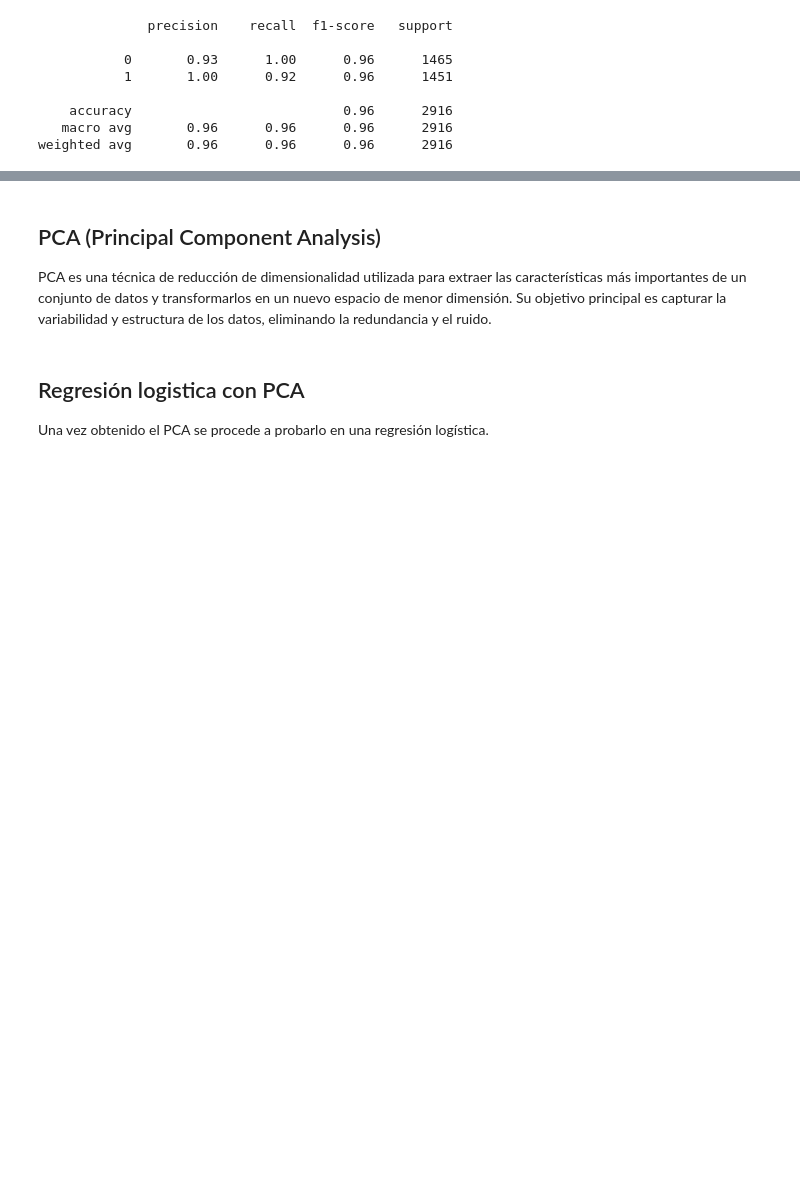
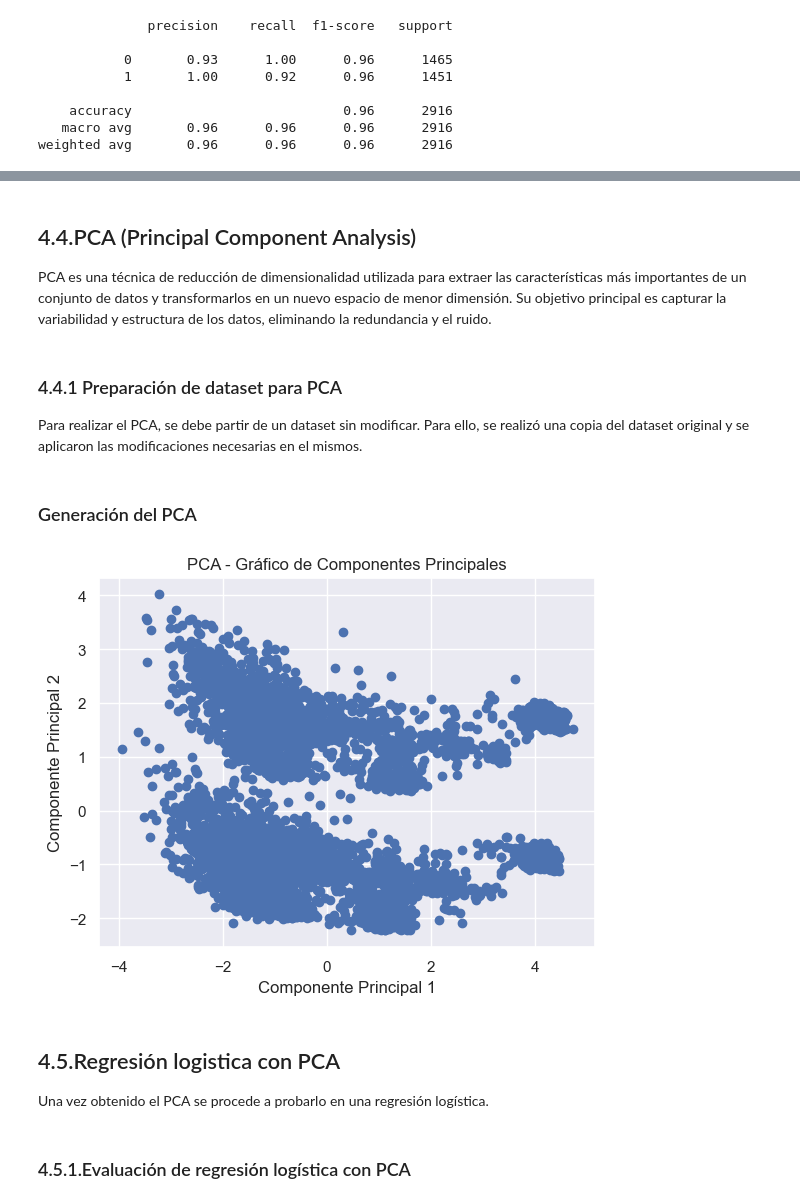
Before and after one commit to patricioneri/Stroke_analysis, a Jupyter notebook: Proyecto_Final Garcia.ipynb, the cells around one changed output, grey strips where cells are left out. Cells and saved outputs as stored; diff of their text form; code cells hidden in the pictures; blank space fills up the shorter version.

```diff
--- a/Proyecto_Final Garcia.ipynb
+++ b/Proyecto_Final Garcia.ipynb
@@ -598,28 +633,53 @@ g.set_yticklabels(['ACV-', 'ACV+'])
 # %% [markdown]
-## PCA (Principal Component Analysis)
+## 4.4.PCA (Principal Component Analysis)
 
 PCA  es una técnica de reducción de dimensionalidad utilizada para extraer las características más importantes de un conjunto de datos y transformarlos en un nuevo espacio de menor dimensión. Su objetivo principal es capturar la variabilidad y estructura de los datos, eliminando la redundancia y el ruido.
+# %% [markdown]
+### 4.4.1 Preparación de dataset para PCA
+
+Para realizar el PCA, se debe partir de un dataset sin modificar. Para ello, se realizó una copia del dataset original y se aplicaron las modificaciones necesarias en el mismos.
+# %%
+#Copio el df original
+df_stroke_PCA = raw_df_stroke.copy()
+
+#Relleno los n/a
+df_stroke_PCA.fillna(df_stroke_PCA['bmi'].mean(), inplace=True)
+
+#Transformo variables categóricas a numericas
+df_stroke_PCA = pd.get_dummies(df_stroke_PCA, columns=['smoking_status', 'ever_married', 'work_type', 'Residence_type', 'gender'])
+
+#Defino X e y
+X = df_stroke_PCA.drop(columns='stroke')
+y = df_stroke_PCA['stroke']
+
+# Balanceo el dataset
+smote = SMOTE(random_state=2)
+X_resampled_PCA, y_resampled_PCA = smote.fit_resample(X, y)
+# %% [markdown]
+### Generación del PCA
 # %%
 from sklearn.decomposition import PCA
 from sklearn.preprocessing import StandardScaler
 
 # Estandarizo los datos (no cambia el PCA pero es buena practica)
 scaler = StandardScaler()
-df_stroke_std = scaler.fit_transform(df_stroke)
+df_stroke_std = scaler.fit_transform(df_stroke_PCA)
 
 # Instancio el PCA con 2 componentes principales
 pca = PCA(n_components=2)
 
 # Ajusto el PCA a los datos estandarizados
-componentes_principales = pca.fit_transform(df_stroke)
+componentes_principales = pca.fit_transform(df_stroke_std)
 
 # Grafico los componentes principales
 plt.scatter(componentes_principales[:, 0], componentes_principales[:, 1])
 plt.xlabel('Componente Principal 1')
 plt.ylabel('Componente Principal 2')
 plt.title('PCA - Gráfico de Componentes Principales')
 plt.show()
+# %% [output]
+[figure, added]
 # %% [markdown]
-## Regresión logistica con PCA
+## 4.5.Regresión logistica con PCA
 Una vez obtenido el PCA se procede a probarlo en una regresión logística.
 # %%
@@ -637,0 +697,2 @@ print(classification_report(y_pred=y_pred, y_true=y_test))
+# %% [markdown]
+### 4.5.1.Evaluación de regresión logística con PCA
```
Also changed, not shown: parts of 55 cells of this notebook.
